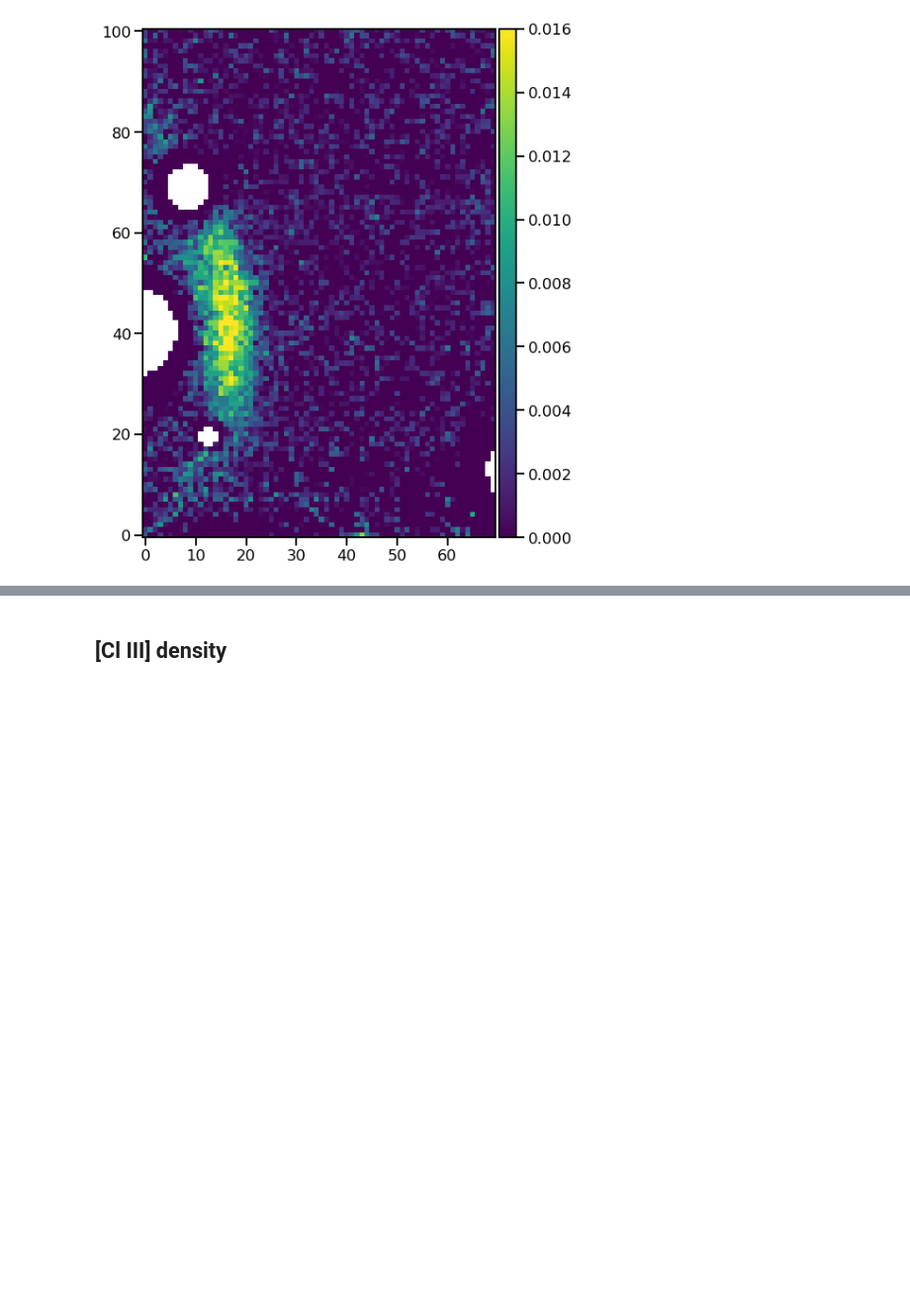
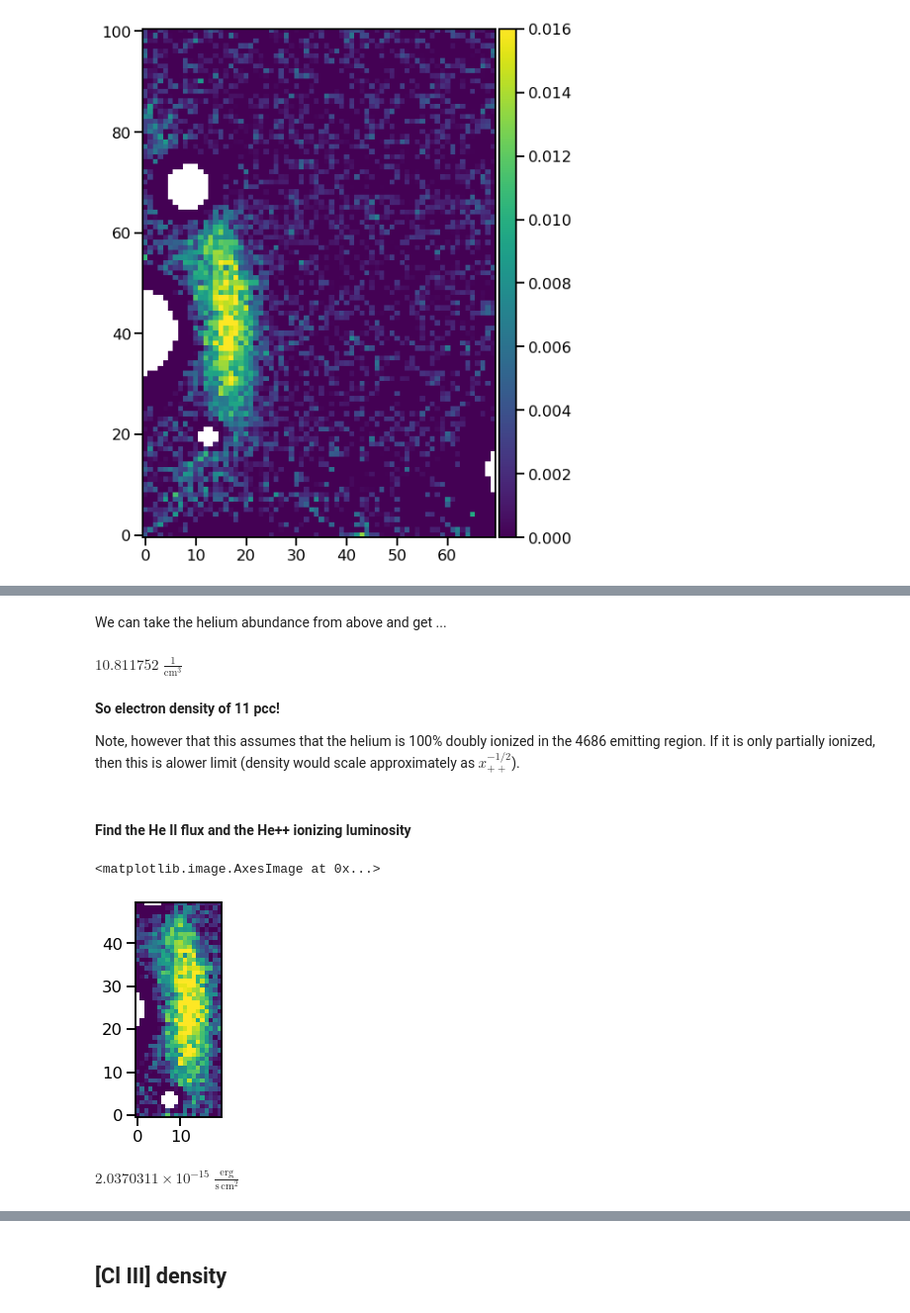
Before and after one commit to will-henney/muse-hii-regions, a Jupyter notebook: notebooks/01-02-yet-more-line-ratios.ipynb, the cells around one changed output, grey strips where cells are left out. Shown at 99% size. Cells and saved outputs as stored; diff of their text form; code cells hidden in the pictures; blank space fills up the shorter version.

Commit message:
Derive He+ ionizing luminosity from 4686 flux

```diff
--- a/notebooks/01-02-yet-more-line-ratios.ipynb
+++ b/notebooks/01-02-yet-more-line-ratios.ipynb
@@ -378,0 +468,23 @@ ax.set(
+# %% [markdown]
+We can take the helium abundance from above and get ...
+# %%
+pn_e_units = u.erg * u.cm**3 / u.s
+yHe = 0.0824
+ne = np.sqrt(
+    4 * np.pi * u.sr * peak_heii / (depth_heii.cgs * e4686 * pn_e_units)
+    * (1 + 2 * yHe) / yHe
+)
+ne
+# %% [output]
+$10.811752 \; \mathrm{\frac{1}{cm^{3}}}$
+# %% [markdown]
+**So electron density of 11 pcc!**
+
+Note, however that this assumes that the helium is 100% doubly ionized in the 4686 emitting region. If it is only partially ionized, then this is alower limit (density would scale approximately as $x_{++}^{-1/2}$).
+# %% [markdown]
+#### Find the He II flux and the He++ ionizing luminosity
+# %%
+im4686[160:210, 235:255].plot(vmin=0, vmax=400)
+# %% [output]
+<matplotlib.image.AxesImage at 0x...>
+[figure, added]
@@ -378,0 +493,7 @@ ax.set(
+# %%
+cutout = im4686[160:210, 235:255]
+m = (cutout.data > 0.0) & ~cutout.mask
+F_heii = muse_flux_unit * np.sum(cutout.data[m])
+F_heii
+# %% [output]
+$2.0370311 \times 10^{-15} \; \mathrm{\frac{erg}{s\,cm^{2}}}$
```
Also changed, not shown: parts of 30 cells of this notebook, 3 other files.
